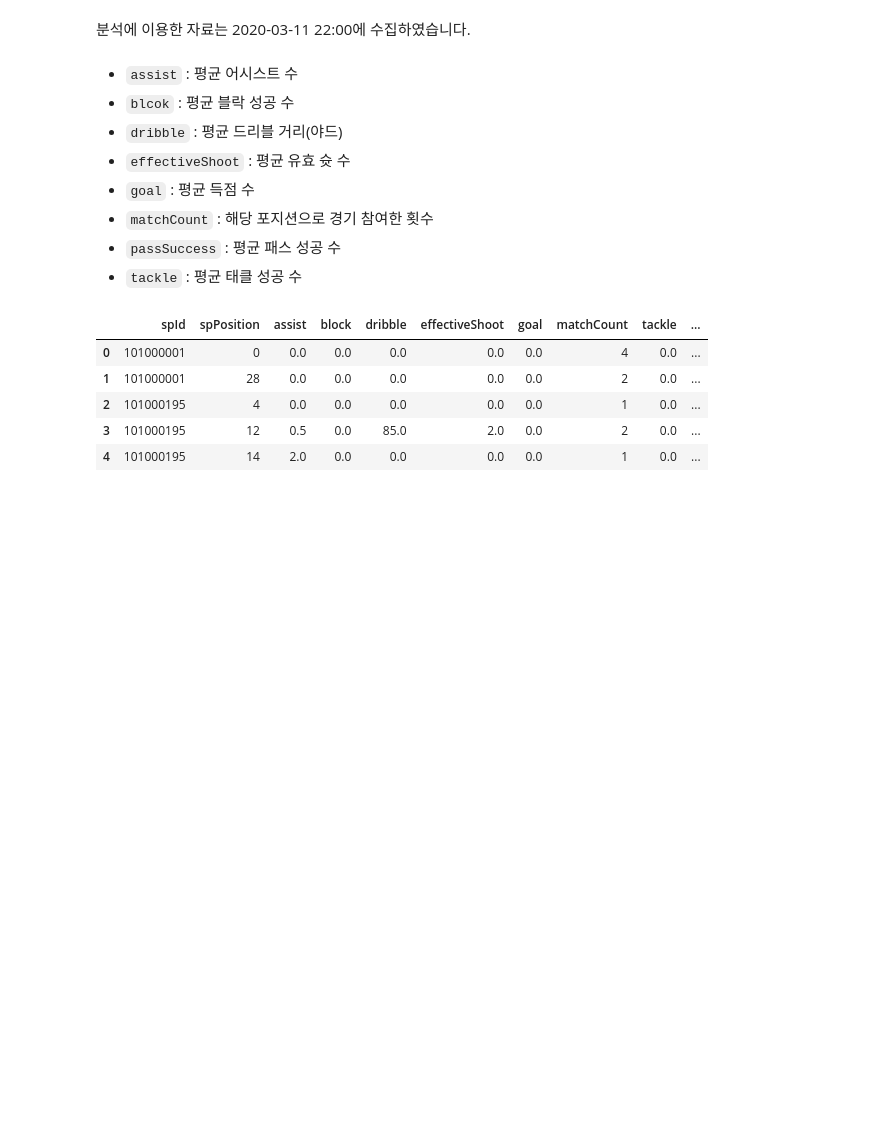
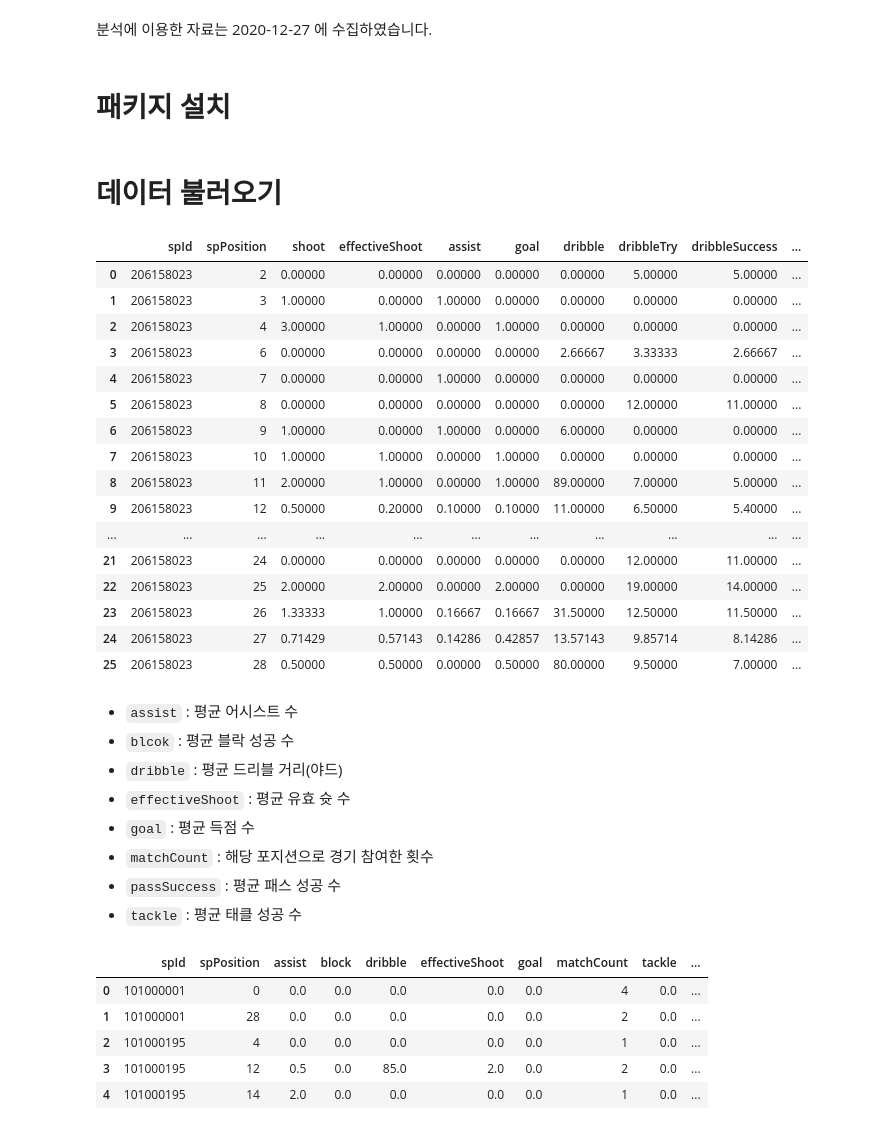
Before and after one commit to euneestella/fifa-online-ranker-analysis, a Jupyter notebook: ranker_analysis.ipynb, the cells around one changed output. Cells and saved outputs as stored; diff of their text form; code cells hidden in the pictures; blank space fills up the shorter version.

```diff
--- a/ranker_analysis.ipynb
+++ b/ranker_analysis.ipynb
@@ -1,2 +1,4 @@
 # %% [markdown]
-분석에 이용한 자료는 2020-03-11 22:00에 수집하였습니다.
+분석에 이용한 자료는 2020-12-27 에 수집하였습니다.
+# %% [markdown]
+# 패키지 설치
@@ -3,3 +10,34 @@
+# %% [markdown]
+# 데이터 불러오기
+# %%
+messi = pd.read_csv('messi.csv',
+                   index_col = 0)
+
+ronaldo = pd.read_csv('ronaldo.csv',
+                     index_col = 0)
+
+neymar = pd.read_csv('neymar.csv',
+                    index_col = 0)
+# %%
+messi
+# %% [output]
+|  | spId | spPosition | shoot | effectiveShoot | assist | goal | dribble | dribbleTry | dribbleSuccess | ... |
+| 0 | 206158023 | 2 | 0.00000 | 0.00000 | 0.00000 | 0.00000 | 0.00000 | 5.00000 | 5.00000 | ... |
+| 1 | 206158023 | 3 | 1.00000 | 0.00000 | 1.00000 | 0.00000 | 0.00000 | 0.00000 | 0.00000 | ... |
+| 2 | 206158023 | 4 | 3.00000 | 1.00000 | 0.00000 | 1.00000 | 0.00000 | 0.00000 | 0.00000 | ... |
+| 3 | 206158023 | 6 | 0.00000 | 0.00000 | 0.00000 | 0.00000 | 2.66667 | 3.33333 | 2.66667 | ... |
+| 4 | 206158023 | 7 | 0.00000 | 0.00000 | 1.00000 | 0.00000 | 0.00000 | 0.00000 | 0.00000 | ... |
+| 5 | 206158023 | 8 | 0.00000 | 0.00000 | 0.00000 | 0.00000 | 0.00000 | 12.00000 | 11.00000 | ... |
+| 6 | 206158023 | 9 | 1.00000 | 0.00000 | 1.00000 | 0.00000 | 6.00000 | 0.00000 | 0.00000 | ... |
+| 7 | 206158023 | 10 | 1.00000 | 1.00000 | 0.00000 | 1.00000 | 0.00000 | 0.00000 | 0.00000 | ... |
+| 8 | 206158023 | 11 | 2.00000 | 1.00000 | 0.00000 | 1.00000 | 89.00000 | 7.00000 | 5.00000 | ... |
+| 9 | 206158023 | 12 | 0.50000 | 0.20000 | 0.10000 | 0.10000 | 11.00000 | 6.50000 | 5.40000 | ... |
+| ... | ... | ... | ... | ... | ... | ... | ... | ... | ... | ... |
+| 21 | 206158023 | 24 | 0.00000 | 0.00000 | 0.00000 | 0.00000 | 0.00000 | 12.00000 | 11.00000 | ... |
+| 22 | 206158023 | 25 | 2.00000 | 2.00000 | 0.00000 | 2.00000 | 0.00000 | 19.00000 | 14.00000 | ... |
+| 23 | 206158023 | 26 | 1.33333 | 1.00000 | 0.16667 | 0.16667 | 31.50000 | 12.50000 | 11.50000 | ... |
+| 24 | 206158023 | 27 | 0.71429 | 0.57143 | 0.14286 | 0.42857 | 13.57143 | 9.85714 | 8.14286 | ... |
+| 25 | 206158023 | 28 | 0.50000 | 0.50000 | 0.00000 | 0.50000 | 80.00000 | 9.50000 | 7.00000 | ... |
 # %%
 import pickle
 import json
```
Also changed, not shown: parts of 1 cell of this notebook, 3 other files.
